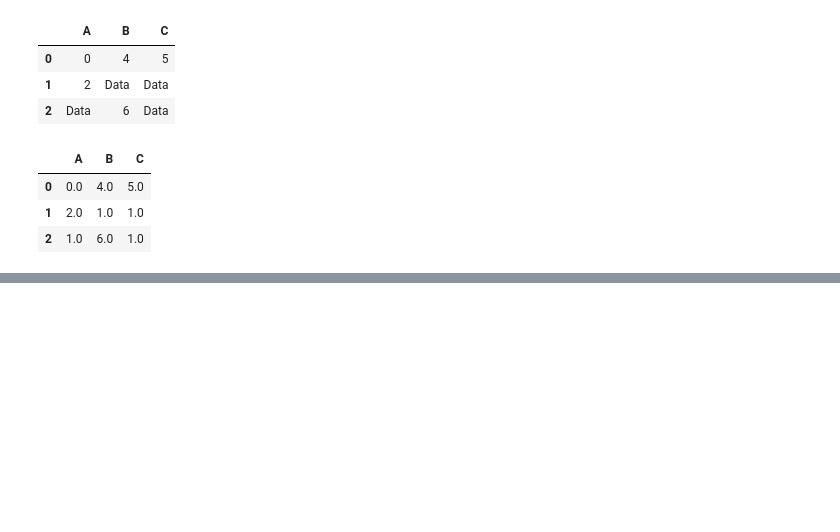
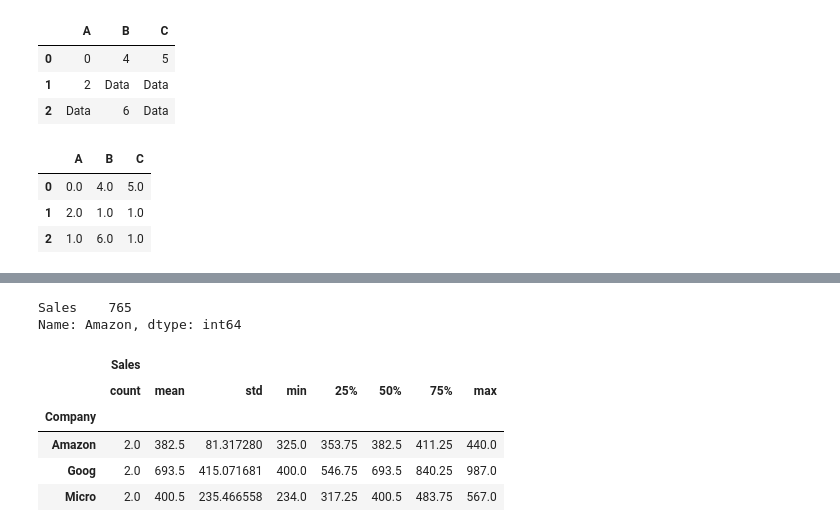
Before and after one commit to saksham1998/Complete-Python-3-Introduction, a Jupyter notebook: Pandas.ipynb, the cells around one changed output, grey strips where cells are left out. Cells and saved outputs as stored; diff of their text form; code cells hidden in the pictures; blank space fills up the shorter version.

Commit message:
Added Groupby section

```diff
--- a/Pandas.ipynb
+++ b/Pandas.ipynb
@@ -324,0 +327,4 @@ df.fillna(value=df['A'].mean())
+# %%
+my_dic = {'Company':['Goog','Micro','Amazon','Goog','Micro','Amazon'],'Person':['Saksham','Soham','Maadsd','Max','Charlie','Rose'] ,'Sales':[400,567,325,987,234,440]}
+# %%
+my_df = pd.DataFrame(my_dic)
@@ -324,0 +360,5 @@ df.fillna(value=df['A'].mean())
+# %%
+my_df.groupby('Company').sum().loc['Amazon']
+# %% [output]
+Sales    765
+Name: Amazon, dtype: int64
@@ -324,0 +367,9 @@ df.fillna(value=df['A'].mean())
+# %%
+my_df.groupby('Company').describe()
+# %% [output]
+|  | Sales |  |  |  |  |  |  |  |
+|  | count | mean | std | min | 25% | 50% | 75% | max |
+| Company |  |  |  |  |  |  |  |  |
+| Amazon | 2.0 | 382.5 | 81.317280 | 325.0 | 353.75 | 382.5 | 411.25 | 440.0 |
+| Goog | 2.0 | 693.5 | 415.071681 | 400.0 | 546.75 | 693.5 | 840.25 | 987.0 |
+| Micro | 2.0 | 400.5 | 235.466558 | 234.0 | 317.25 | 400.5 | 483.75 | 567.0 |
```
Also changed, not shown: parts of 7 cells of this notebook.
